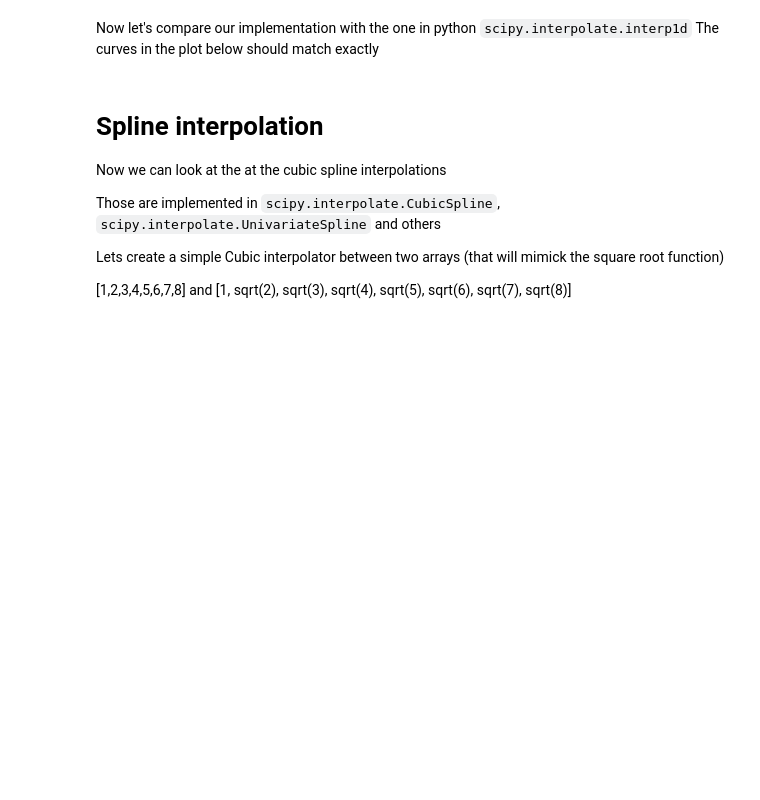
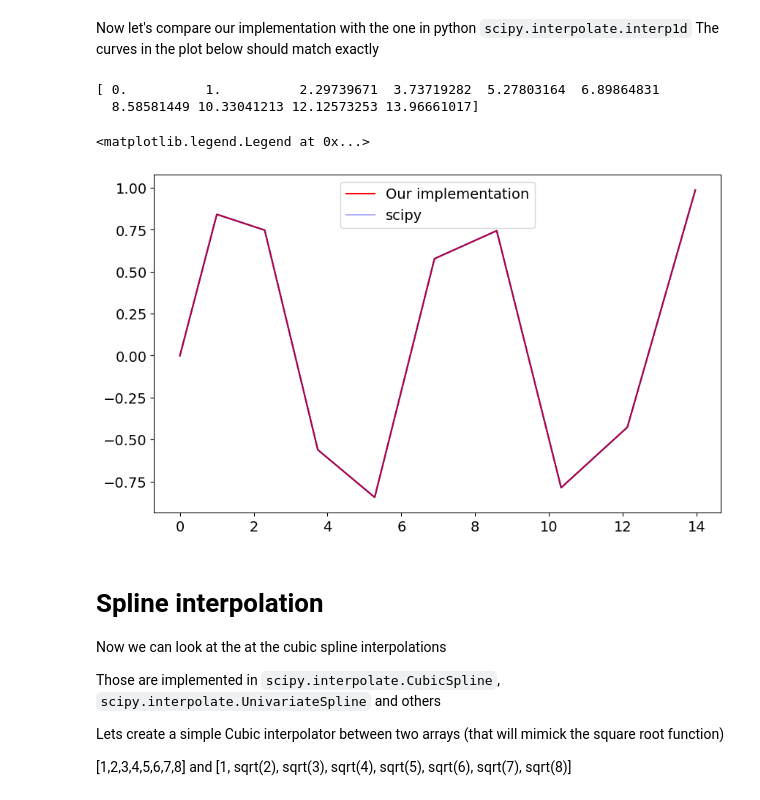
Before and after one commit to TWilson05/Homework, a Jupyter notebook: Year4/PHYS10090/Workshop 1.ipynb, the cells around one changed output. Drawn from its saved outputs; the diff is of its cells as text; code cells hidden in the pictures; blank space fills up the shorter version.

```diff
--- a/Year4/PHYS10090/Workshop 1.ipynb
+++ b/Year4/PHYS10090/Workshop 1.ipynb
@@ -636,5 +838,16 @@ def lininterp_edge(X, Y, xnew):
     situation when xnew contains points outside the range covered by X
     """
 # YOUR CODE HERE
-raise NotImplementedError()
-    return Ynew
+    ind = np.argsort(X)
+    sortedX = X[ind]
+    sortedY = Y[ind]
+    insert_ind = np.searchsorted(sortedX, xnew)
+    ynew = np.zeros(len(xnew))
+    for i, val in enumerate(insert_ind):
+        if val == 0:
+            ynew[i] = sortedY[0]
+        elif val == len(sortedX):
+            ynew[i] = sortedY[-1]
+        else:
+            ynew[i] = sortedY[val-1] + (sortedY[val] - sortedY[val-1]) / (sortedX[val] - sortedX[val-1]) * (xnew[i] - sortedX[val-1])
+    return ynew
@@ -646,12 +882,18 @@ The curves in the plot below should match exactly
 import scipy.interpolate
 # %%
 xs = np.arange(10) ** 1.2
+print(xs)
 ys = np.sin(xs)
-xgrid = np.linspace(0,12,1000)
+xgrid = np.linspace(0,xs[-1],1000)
 plt.plot(xs, ys)
 plt.plot(xgrid, lininterp_edge(xs, ys, xgrid), 'r', label='Our implementation')
 plt.plot(xgrid, scipy.interpolate.interp1d(xs, ys)(xgrid), 'b', label='scipy', alpha=0.3)
 plt.legend()
+# %% [output]
+[ 0.          1.          2.29739671  3.73719282  5.27803164  6.89864831
+  8.58581449 10.33041213 12.12573253 13.96661017]
+<matplotlib.legend.Legend at 0x...>
+[figure, added]
 # %% [markdown]
 # Spline interpolation
 
```
Also changed, not shown: parts of 53 cells of this notebook.
